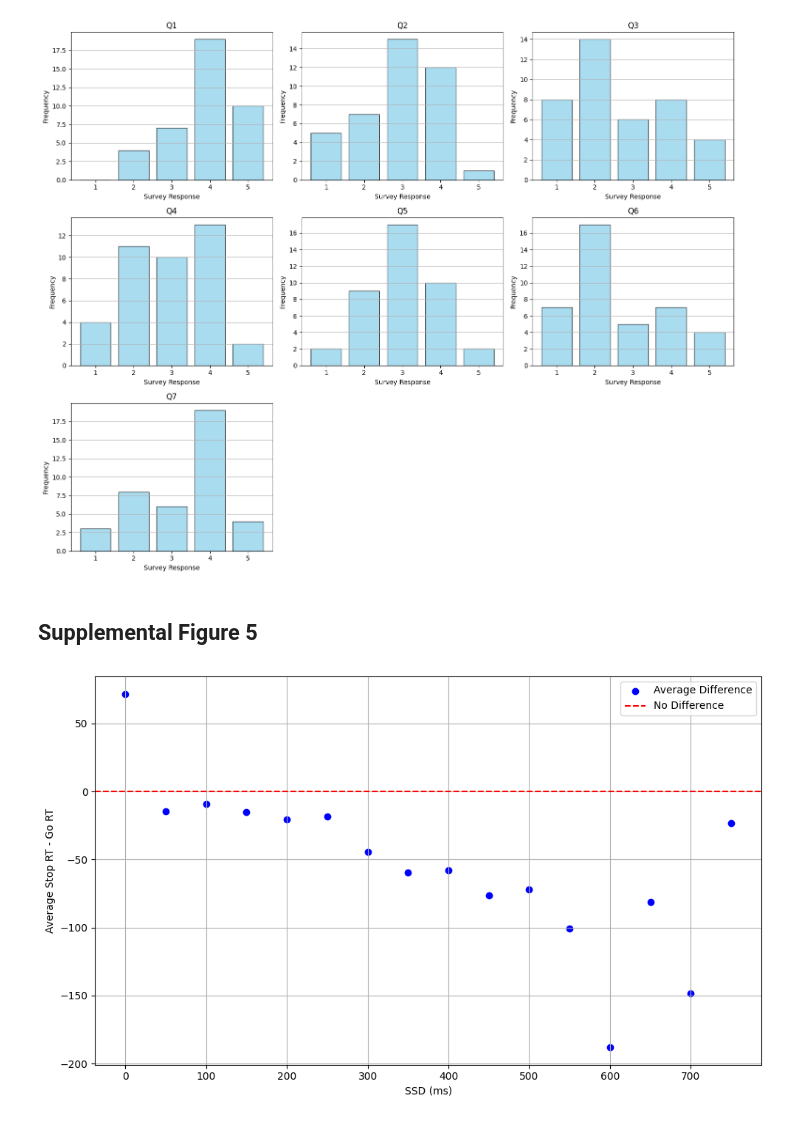
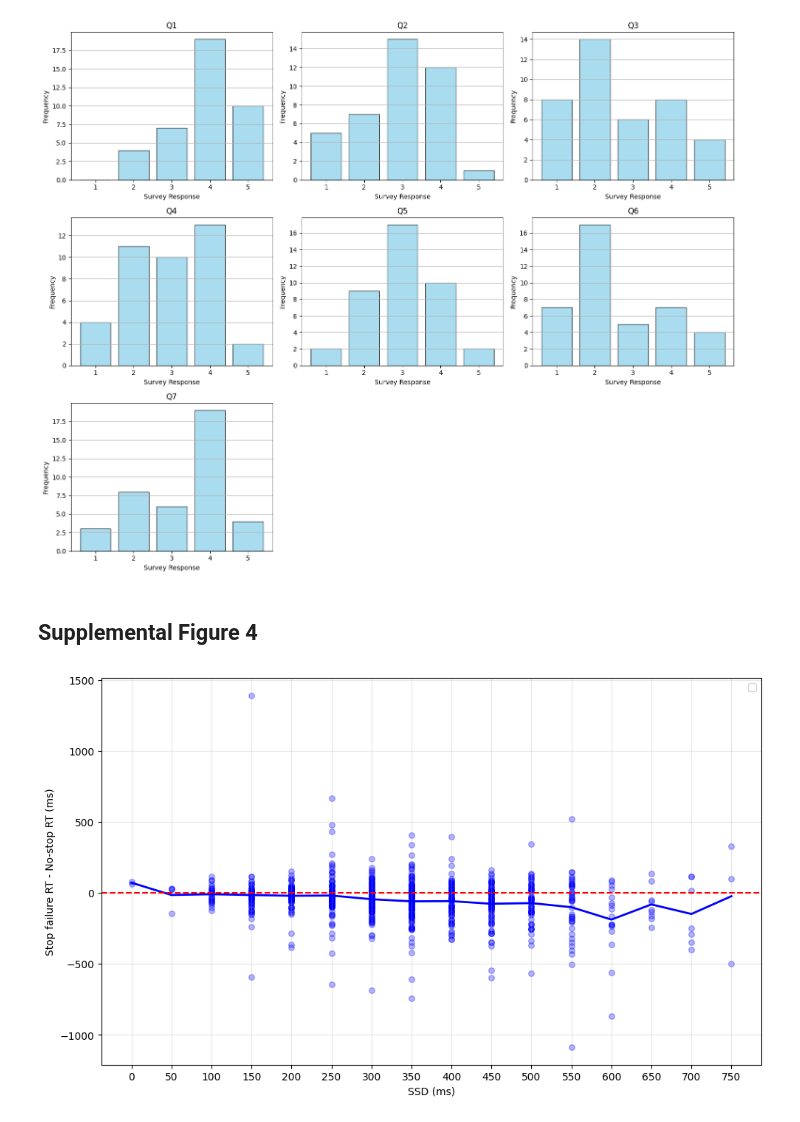
Before and after one commit to kriti-ach/SharedControlPaper, a Jupyter notebook: notebooks/08_generate_supplemental_figures.ipynb, the cells around one changed output. Drawn from its saved outputs; the diff is of its cells as text; code cells hidden in the pictures.

```diff
--- a/notebooks/08_generate_supplemental_figures.ipynb
+++ b/notebooks/08_generate_supplemental_figures.ipynb
@@ -195,17 +175,49 @@ frequency_of_responses_to_survey(question_list, survey_scores)
 # %% [output]
 [figure]
 # %% [markdown]
-## Supplemental Figure 5
+## Supplemental Figure 4
-# %%
-plt.figure(figsize=(10, 6))
-plt.scatter(final_aggregated_results['ssd'], final_aggregated_results['avg_difference'], color='blue', label='Average Difference')
-plt.xlabel('SSD (ms)')
-plt.ylabel('Average Stop RT - Go RT')
-plt.axhline(0, color='red', linestyle='--', label='No Difference')
-plt.legend()
-plt.grid()
-plt.tight_layout()
-plt.savefig(f'{parent_directory}/figures/figureS5.png')
-plt.show()
-# %% [output]
-[figure, removed]
+# %%
+# Assuming final_aggregated_results is your DataFrame
+ssd_values = final_aggregated_results['ssd'].values
+all_differences = final_aggregated_results['all_differences']
+
+# Flatten all_differences and corresponding ssd values
+# We need to create a new list for x and y values
+flattened_ssd_values = []
+flattened_diff_values = []
+
+for ssd, diffs in zip(ssd_values, all_differences):
+    # Expand the list of differences into a flat structure
+    for diff in diffs:
+        flattened_ssd_values.append(ssd)
+        flattened_diff_values.append(diff)
+
+# Create the plot
+plt.figure(figsize=(10, 6))
+
+# Plot all individual data points
+plt.scatter(flattened_ssd_values, flattened_diff_values, color='blue', alpha=0.3, s=30)
+
+# Calculate and plot the mean differences per SSD
+mean_data = (
+    pd.DataFrame({'SSD': flattened_ssd_values, 'Difference': flattened_diff_values})
+    .groupby('SSD')['Difference']
+    .mean()
+)
+
+plt.plot(mean_data.index, mean_data.values, color='blue', linewidth=2)
+
+# Customize the plot
+plt.axhline(0, color='red', linestyle='--')
+plt.xticks(np.arange(0, 800, 50))
+plt.xlabel('SSD (ms)')
+plt.ylabel('Stop failure RT - No-stop RT (ms)')
+plt.legend()
+plt.grid(True, alpha=0.3)
+plt.tight_layout()
+
+# Save the plot to a file
+plt.savefig(f'{parent_directory}/figures/figureS4.png')
+plt.show()
+# %% [output]
+[figure, added]
```
Also changed, not shown: parts of 6 cells of this notebook, 12 other files.
